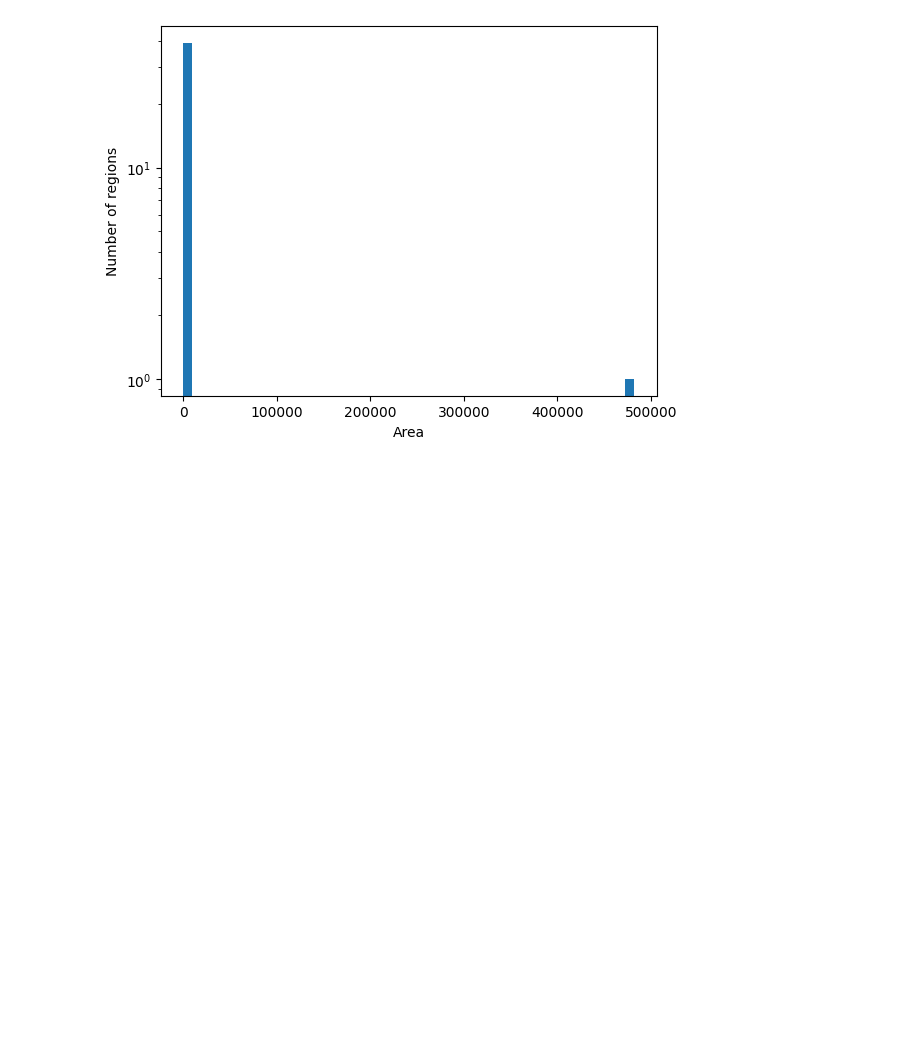
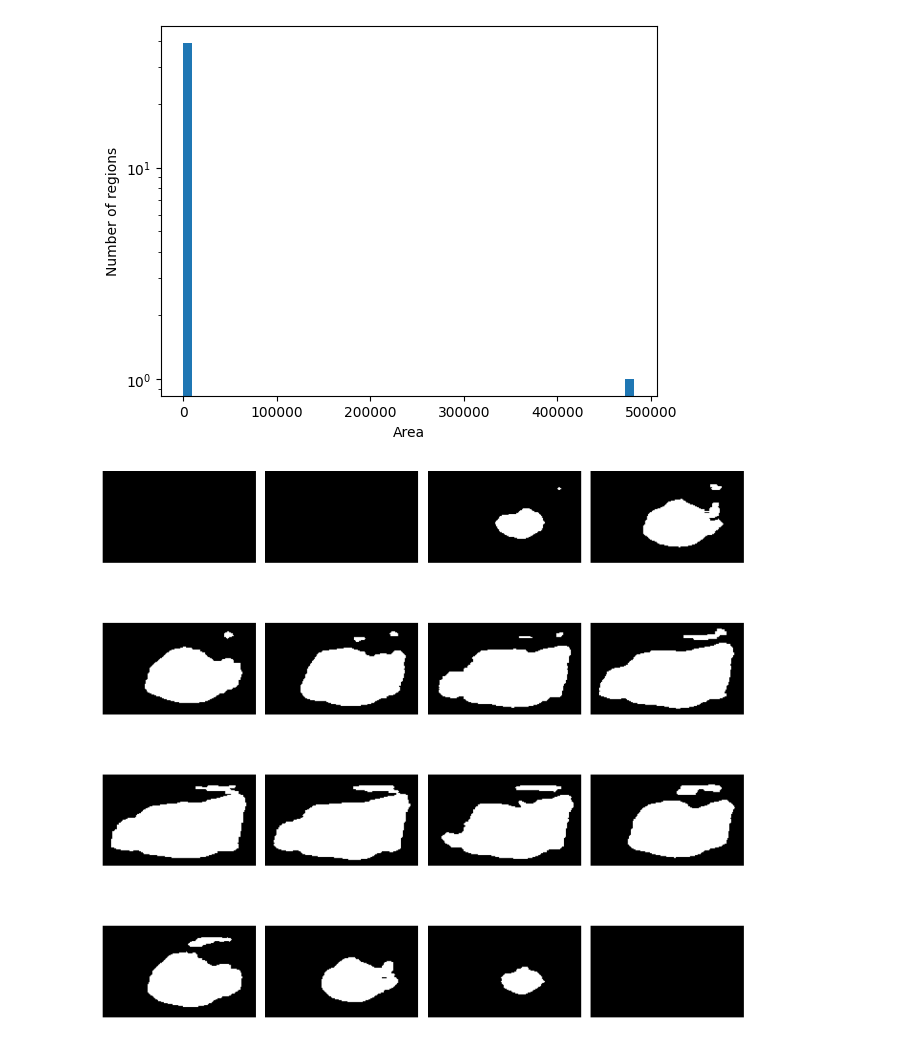
Before and after one commit to AnriiGegliuk/mice_MRI_analysis, a Jupyter notebook: notebooks/3d_vis.ipynb, the cells around one changed output. Drawn from its saved outputs; the diff is of its cells as text; code cells hidden in the pictures; blank space fills up the shorter version.

```diff
--- a/notebooks/3d_vis.ipynb
+++ b/notebooks/3d_vis.ipynb
@@ -369,0 +374,8 @@ plt.show()
+# %%
+new_w_img = nib.load('../data/processed_with_newweight_3006/new_mask/UT100_mask.nii')
+# %%
+ut_100 = new_w_img.get_fdata()
+# %%
+ploting(ut_100)
+# %% [output]
+[figure, added]
```
Also changed, not shown: parts of 6 cells of this notebook.
